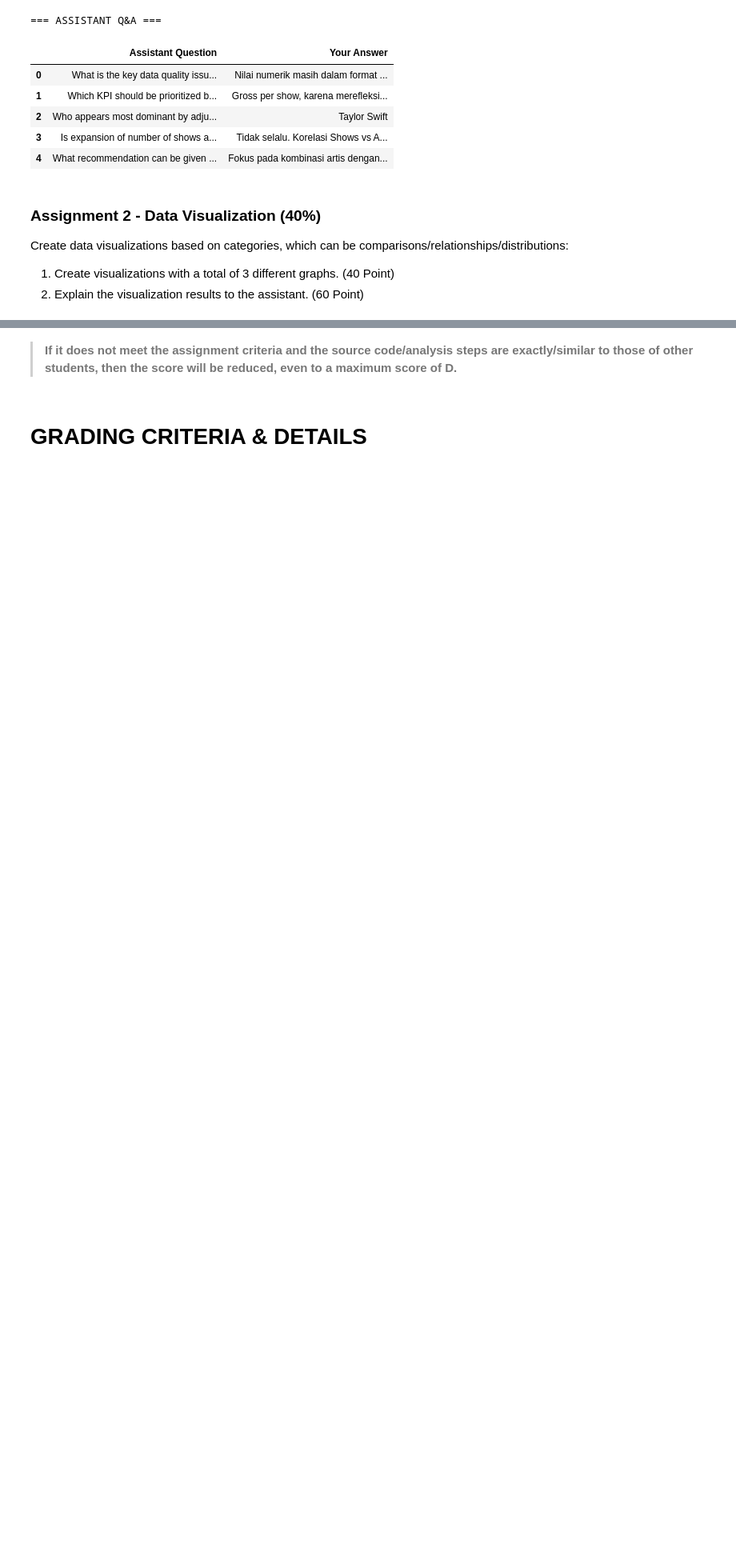
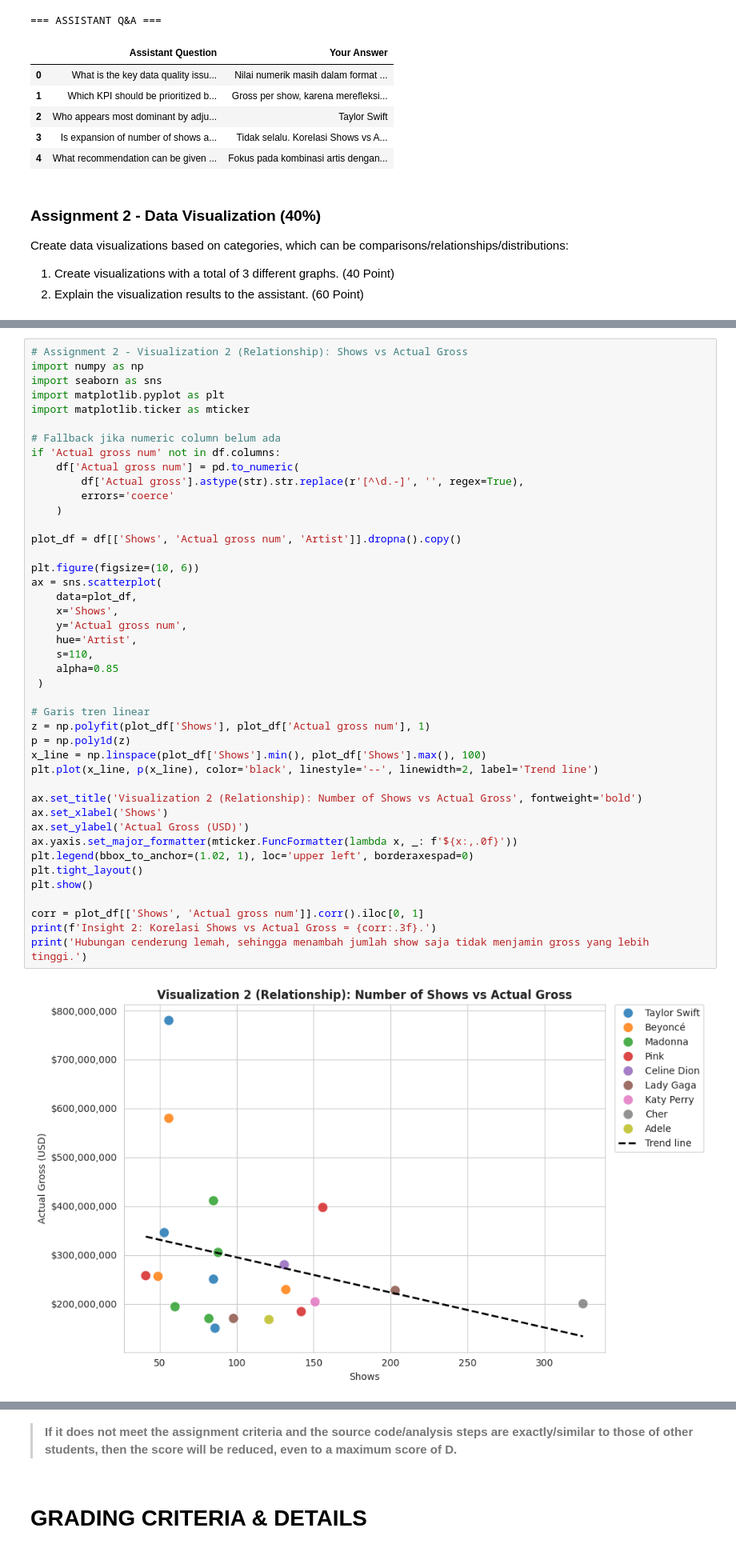
Before and after one commit to FatihHDR/data-mining, a Jupyter notebook: modul2/MODULE_2_DATA_MINING_EDA_&_Visualization_Data.ipynb, the cells around one changed output, grey strips where cells are left out. Shown at 80% size. Drawn from its saved outputs; the diff is of its cells as text; blank space fills up the shorter version.

```diff
--- a/modul2/MODULE_2_DATA_MINING_EDA_&_Visualization_Data.ipynb
+++ b/modul2/MODULE_2_DATA_MINING_EDA_&_Visualization_Data.ipynb
@@ -1106,0 +1158,45 @@ Create data visualizations based on categories, which can be comparisons/relatio
+# %%
+# Assignment 2 - Visualization 2 (Relationship): Shows vs Actual Gross
+import numpy as np
+import seaborn as sns
+import matplotlib.pyplot as plt
+import matplotlib.ticker as mticker
+
+# Fallback jika numeric column belum ada
+if 'Actual gross num' not in df.columns:
+    df['Actual gross num'] = pd.to_numeric(
+        df['Actual gross'].astype(str).str.replace(r'[^\d.-]', '', regex=True),
+        errors='coerce'
+    )
+
+plot_df = df[['Shows', 'Actual gross num', 'Artist']].dropna().copy()
+
+plt.figure(figsize=(10, 6))
+ax = sns.scatterplot(
+    data=plot_df,
+    x='Shows',
+    y='Actual gross num',
+    hue='Artist',
+    s=110,
+    alpha=0.85
+ )
+
+# Garis tren linear
+z = np.polyfit(plot_df['Shows'], plot_df['Actual gross num'], 1)
+p = np.poly1d(z)
+x_line = np.linspace(plot_df['Shows'].min(), plot_df['Shows'].max(), 100)
+plt.plot(x_line, p(x_line), color='black', linestyle='--', linewidth=2, label='Trend line')
+
+ax.set_title('Visualization 2 (Relationship): Number of Shows vs Actual Gross', fontweight='bold')
+ax.set_xlabel('Shows')
+ax.set_ylabel('Actual Gross (USD)')
+ax.yaxis.set_major_formatter(mticker.FuncFormatter(lambda x, _: f'${x:,.0f}'))
+plt.legend(bbox_to_anchor=(1.02, 1), loc='upper left', borderaxespad=0)
+plt.tight_layout()
+plt.show()
+
+corr = plot_df[['Shows', 'Actual gross num']].corr().iloc[0, 1]
+print(f'Insight 2: Korelasi Shows vs Actual Gross = {corr:.3f}.')
+print('Hubungan cenderung lemah, sehingga menambah jumlah show saja tidak menjamin gross yang lebih tinggi.')
+# %% [output]
+[figure, added]
```
Also changed, not shown: parts of 6 cells of this notebook.
